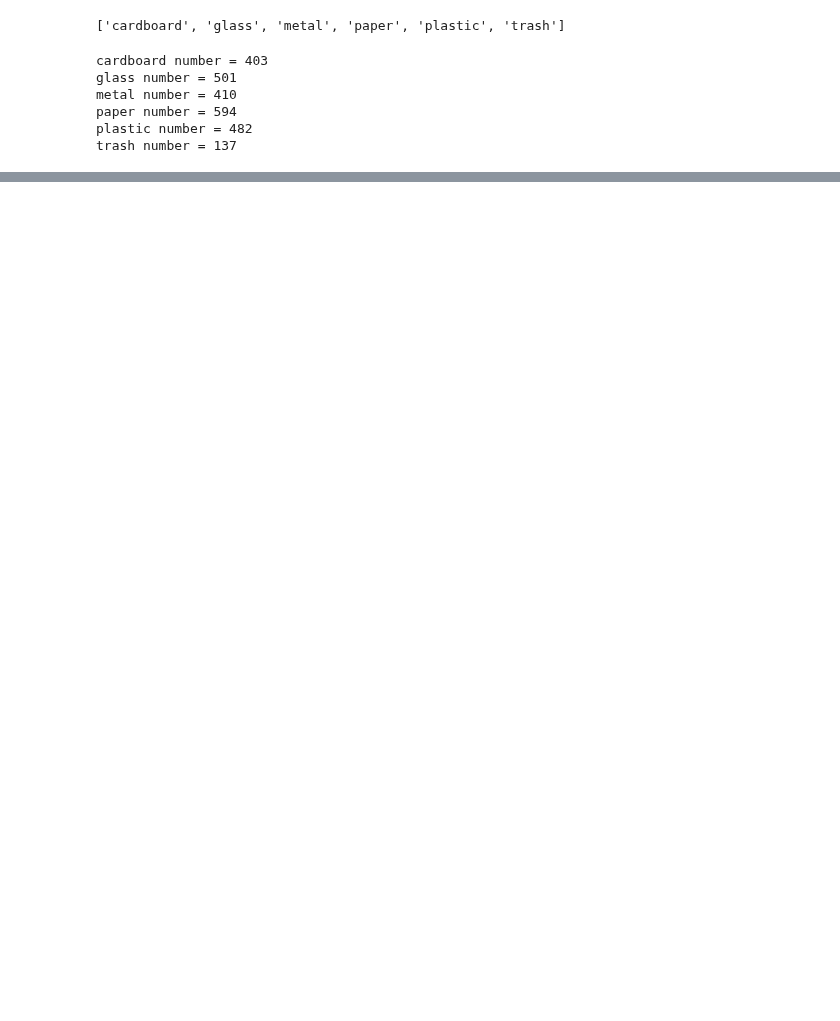
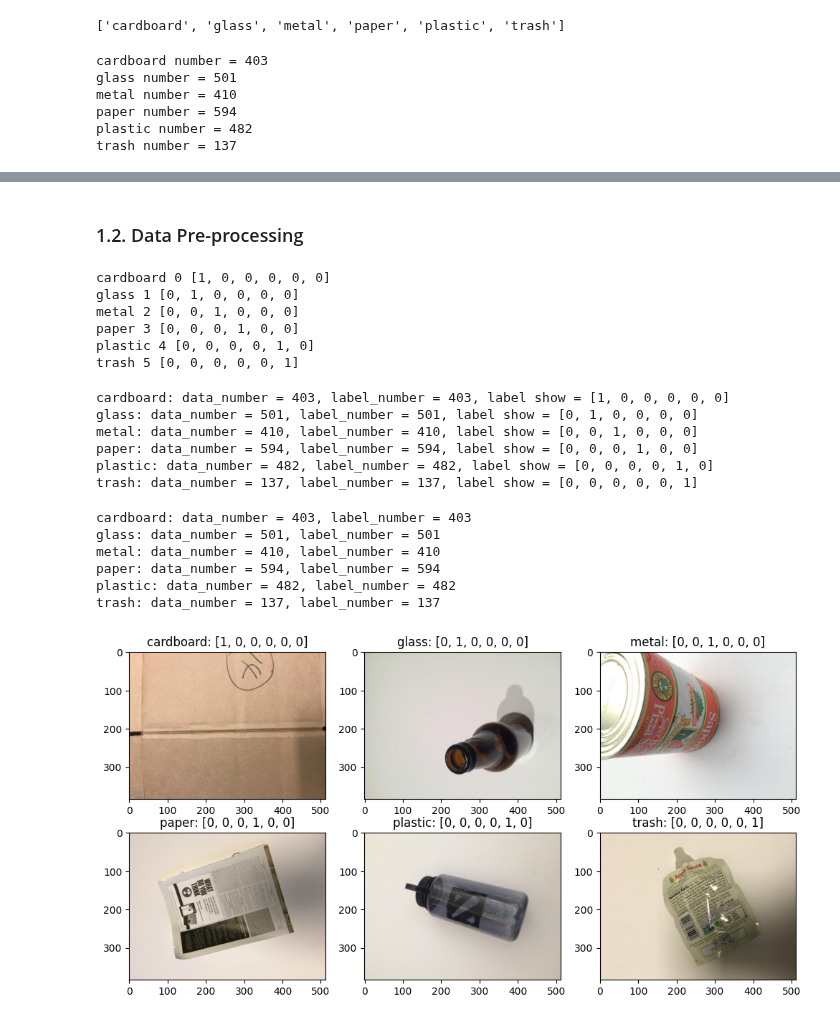
Before and after one commit to Pulsar-kkaturi/DL-Education, a Jupyter notebook: VisionDL_Lecture/Lecture6_Classification_TF.ipynb, the cells around one changed output, grey strips where cells are left out. Cells and saved outputs as stored; diff of their text form; code cells hidden in the pictures; blank space fills up the shorter version.

```diff
--- a/VisionDL_Lecture/Lecture6_Classification_TF.ipynb
+++ b/VisionDL_Lecture/Lecture6_Classification_TF.ipynb
@@ -93,0 +94,53 @@ for i, c in enumerate(label_list):
+# %% [markdown]
+### 1.2. Data Pre-processing
+# %%
+# one-hot encoding
+for c in label_list:
+  onehot = [0]*len(label_list)
+  onehot[label_list.index(c)] = 1
+  print(c, label_list.index(c), onehot)
+# %% [output]
+cardboard 0 [1, 0, 0, 0, 0, 0]
+glass 1 [0, 1, 0, 0, 0, 0]
+metal 2 [0, 0, 1, 0, 0, 0]
+paper 3 [0, 0, 0, 1, 0, 0]
+plastic 4 [0, 0, 0, 0, 1, 0]
+trash 5 [0, 0, 0, 0, 0, 1]
+# %%
+# Numpy array로 데이터 변환
+data_dic, label_dic = {}, {}
+for key in label_list:
+  data_dic[key] = []
+  label_dic[key] = []
+
+for i, c in enumerate(label_list):
+  cls_path = os.path.join(data_path, c)
+  for f in sorted(os.listdir(cls_path)):
+    file_path = os.path.join(cls_path, f)
+    data_arr = skio.imread(file_path)
+    onehot = [0]*len(label_list)
+    onehot[label_list.index(c)] = 1
+    data_dic[c].append(data_arr)
+    label_dic[c].append(onehot)
+# %% [output]
+cardboard: data_number = 403, label_number = 403, label show = [1, 0, 0, 0, 0, 0]
+glass: data_number = 501, label_number = 501, label show = [0, 1, 0, 0, 0, 0]
+metal: data_number = 410, label_number = 410, label show = [0, 0, 1, 0, 0, 0]
+paper: data_number = 594, label_number = 594, label show = [0, 0, 0, 1, 0, 0]
+plastic: data_number = 482, label_number = 482, label show = [0, 0, 0, 0, 1, 0]
+trash: data_number = 137, label_number = 137, label show = [0, 0, 0, 0, 0, 1]
+# %%
+plt.figure(figsize=(12,6))
+for i, k in enumerate(data_dic.keys()):
+  print(f'{k}: data_number = {len(data_dic[k])}, label_number = {len(label_dic[k])}')
+  plt.subplot(2,3,i+1)
+  plt.title(f'{k}: {label_dic[k][0]}')
+  plt.imshow(data_dic[k][0])
+# %% [output]
+cardboard: data_number = 403, label_number = 403
+glass: data_number = 501, label_number = 501
+metal: data_number = 410, label_number = 410
+paper: data_number = 594, label_number = 594
+plastic: data_number = 482, label_number = 482
+trash: data_number = 137, label_number = 137
+[figure, added]
```
Also changed, not shown: parts of 7 cells of this notebook.
